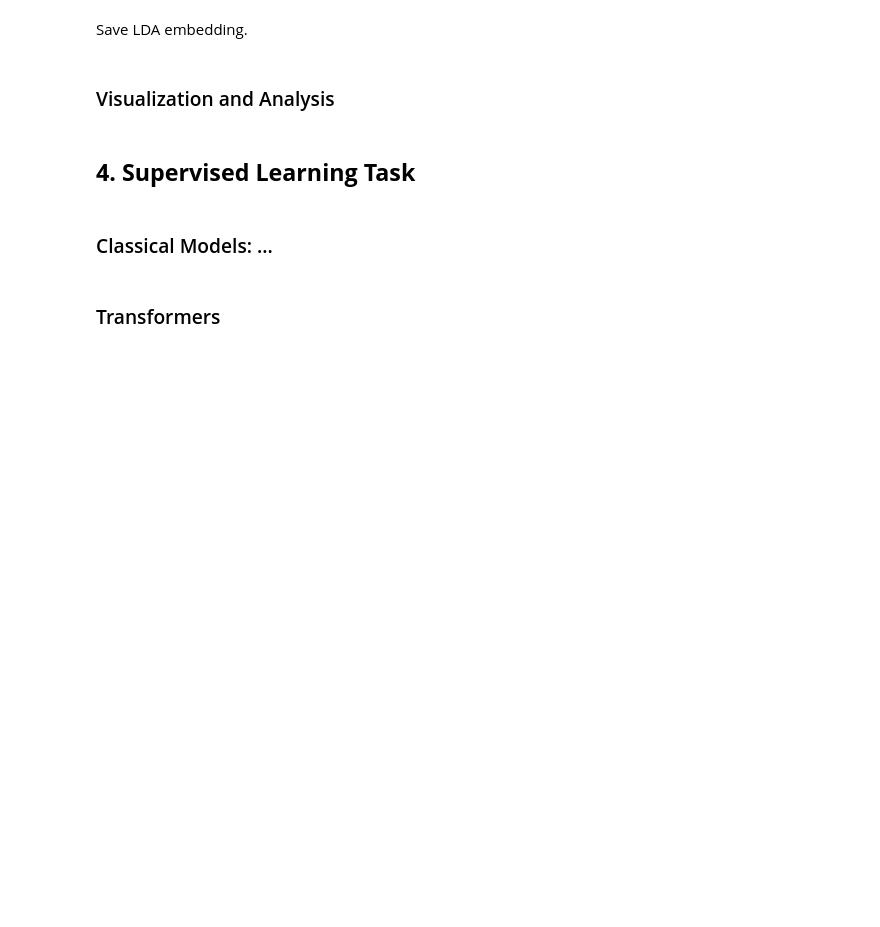
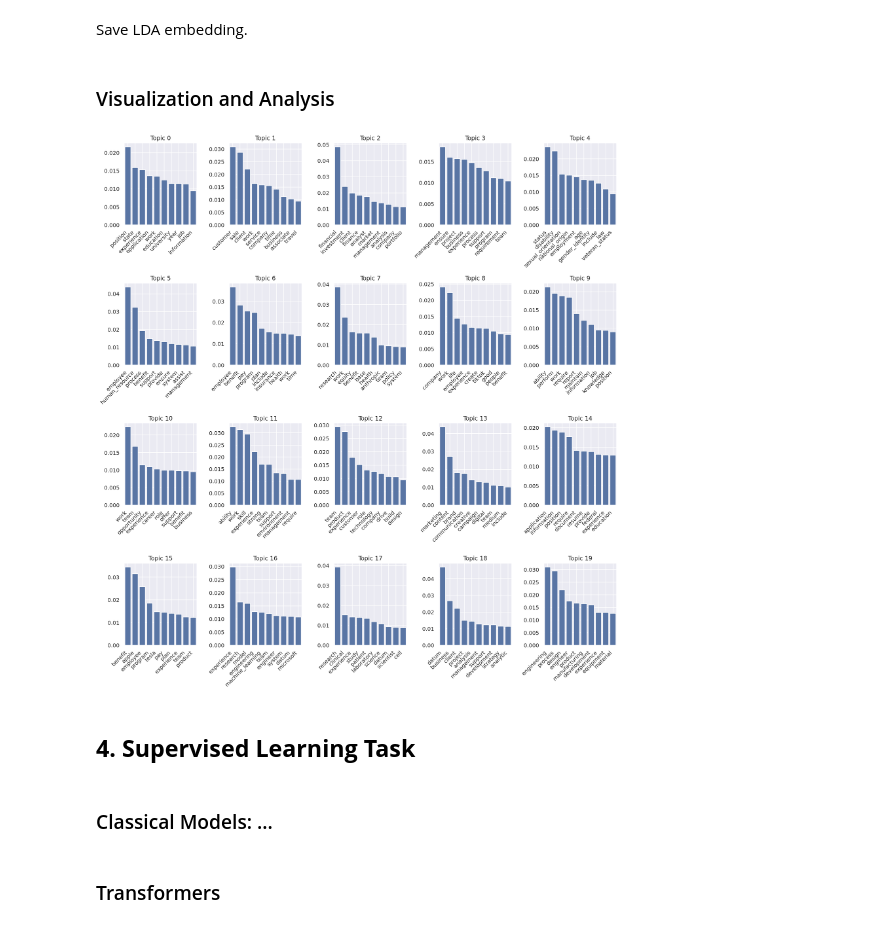
Before and after one commit to rafardzp/NLP-Project, a Jupyter notebook: Notebooks/main.ipynb, the cells around one changed output. Saved outputs shown, nothing was run; the diff lists cells and outputs as text; code cells hidden in the pictures; blank space fills up the shorter version.

```diff
--- a/Notebooks/main.ipynb
+++ b/Notebooks/main.ipynb
@@ -345,3 +348,54 @@ with open(path + '/vectorizations/lda_corpus.pkl', 'wb') as f:
+# %%
+from matplotlib.ticker import FixedLocator
+
+# Read topic-weights file
+topic_weights_df = pd.read_csv("topic_weights.txt", sep='\t', header=None, names=["Topic", "Token", "Weight"])
+
+# Normalize weights for each topic
+topic_weights_df['Weight'] = topic_weights_df.groupby('Topic')['Weight'].transform(lambda x: x / x.sum())
+
+# Function to extract top N tokens for each topic based on weights
+def get_top_tokens(row, n=10):
+    return row.sort_values(by='Weight', ascending=False).head(n)
+
+# Apply the function to create a new DataFrame with top 10 tokens for each topic
+top_tokens_df = topic_weights_df.groupby('Topic').apply(get_top_tokens).reset_index(drop=True)
+
+# Plot bar plot for each topic
+topics = top_tokens_df['Topic'].unique()
+num_topics = len(topics)
+num_cols = 5
+num_rows = -(-num_topics // num_cols)  # Ceiling division to get the number of rows
+
+fig, axes = plt.subplots(num_rows, num_cols, figsize=(15, 4*num_rows), layout='tight')
+
+for i, topic in enumerate(topics):
+    row = i // num_cols
+    col = i % num_cols
+    ax = axes[row, col] if num_rows > 1 else axes[col]
+
+    topic_data = top_tokens_df[top_tokens_df['Topic'] == topic]
+    sns.barplot(x='Token', y='Weight', data=topic_data, ax=ax)
+    ax.set_title(f"Topic {topic}")
+    ax.set_xlabel('')
+    ax.set_ylabel('')
+    ax.set_xticklabels(ax.get_xticklabels(), rotation=45, ha='right')
+    ax.grid(True)
+
+    num_tokens = len(topic_data)
+    ax.xaxis.set_major_locator(FixedLocator(range(num_tokens)))
+
+# Hide empty subplots if necessary
+if num_rows * num_cols > num_topics:
+    for i in range(num_topics, num_rows * num_cols):
+        row = i // num_cols
+        col = i % num_cols
+        axes[row, col].axis('off')
+
+plt.tight_layout()
+plt.show()
+# %% [output]
+[figure, added]
 # %% [markdown]
 ## **4. Supervised Learning Task**
 # %% [markdown]
```
Also changed, not shown: parts of 16 cells of this notebook.
